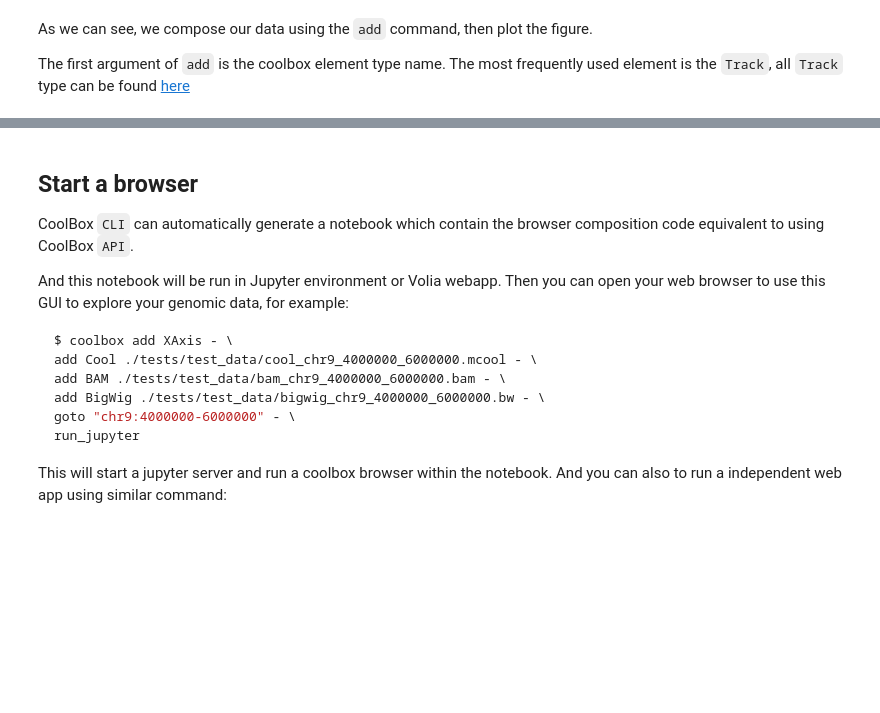
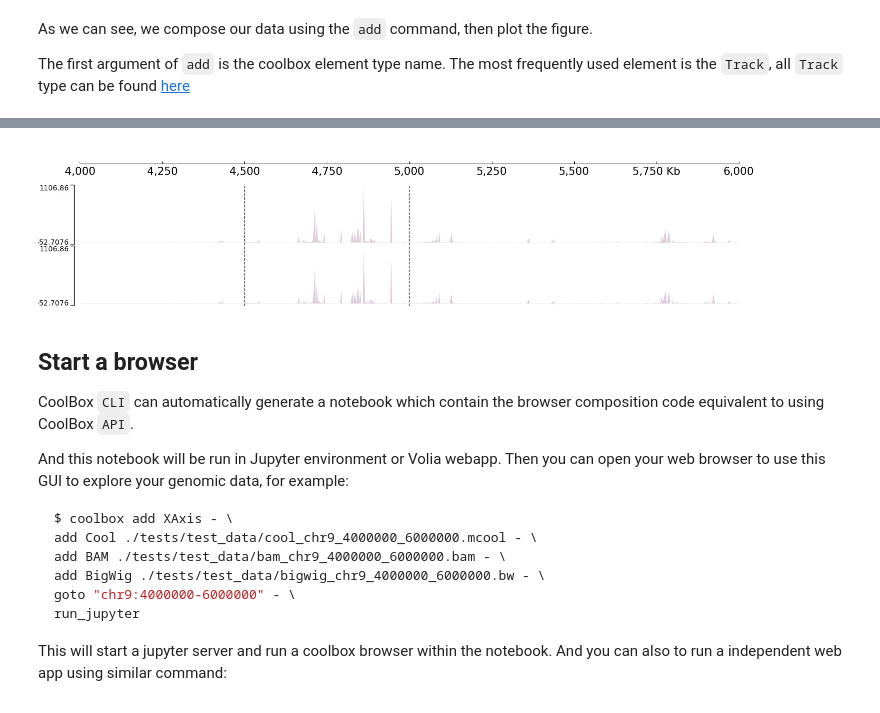
Before and after one commit to GangCaoLab/CoolBox, a Jupyter notebook: docs/quick_start_CLI.ipynb, the cells around one changed output, grey strips where cells are left out. Cells and saved outputs as stored; diff of their text form; code cells hidden in the pictures; blank space fills up the shorter version.

```diff
--- a/docs/quick_start_CLI.ipynb
+++ b/docs/quick_start_CLI.ipynb
@@ -138,3 +181,8 @@ all `Track` type can be found [here](https://gangcaolab.github.io/CoolBox/quick_
+# %%
+from IPython.display import Image
+Image(filename='/tmp/test_coolbox.jpg')
+# %% [output]
+[figure, added]
 # %% [markdown]
 ## Start a browser
 
```
Also changed, not shown: parts of 9 cells of this notebook, 31 other files.
